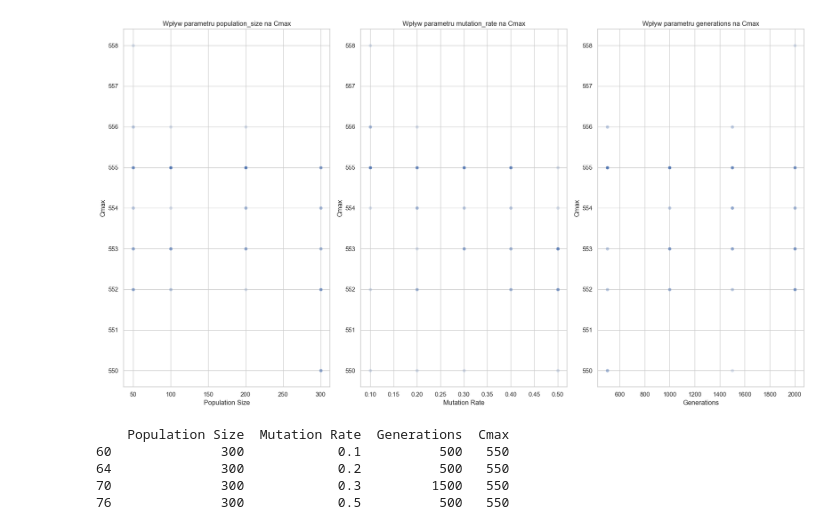
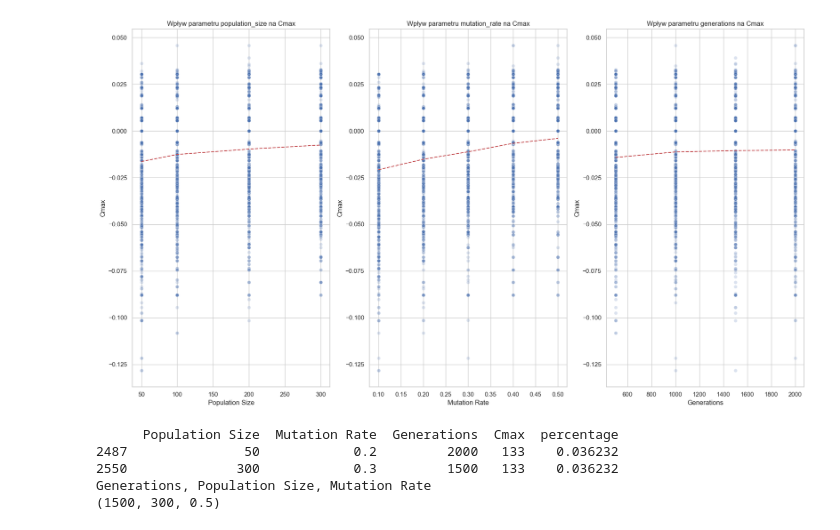
Before and after one commit to qert6g35/genetic_for_flowshop, a Jupyter notebook: ParametersTuning.ipynb, the cells around one changed output. Saved outputs shown, nothing was run; the diff lists cells and outputs as text; code cells hidden in the pictures.

```diff
--- a/ParametersTuning.ipynb
+++ b/ParametersTuning.ipynb
@@ -13,11 +14,19 @@ import matplotlib.pyplot as plt
 
 J, _  = GenerateJ(100,5,5)
 
+J_list = [GenerateJ(10,5,i) for i in range(0,50)]
+J_list, _ = zip(*J_list)
+
+
 # Parametry algorytmu genetycznego
 population_sizes = [50, 100, 200, 300]
 mutation_rates = [0.1, 0.2, 0.3, 0.4, 0.5]
 generations = [500, 1000, 1500, 2000]
 
+
+# population_sizes = [50, 100]
+# mutation_rates = [0.1, 0.2]
+# generations = [500, 1000]
 
 
 # population_sizes = [50]
@@ -72,0 +87,19 @@ print(df)
+# %%
+mean_for_each_pop_value = df.groupby('Population Size')['percentage'].mean()
+mean_for_each_mut_value = df.groupby('Mutation Rate')['percentage'].mean()
+mean_for_each_gen_value = df.groupby('Generations')['percentage'].mean()
+mean_for_each_config = df.groupby(['Generations','Population Size','Mutation Rate'])['percentage'].mean()
+
+# print(mean_for_each_pop_value)
+print(mean_for_each_config)
+# print(mean_for_each_gen_value)
+
+
+# Znajdź indeksy dla maksymalnych wartości średnich w kolumnie 'percentage'
+best_config_index = mean_for_each_config.idxmax()
+
+print(best_config_index)
+
+# # Wyświetl kombinację parametrów dla najlepszej średniej 'percentage'
+# best_config_params = df.loc[best_config_index]
+# print(best_config_params)
@@ -73,33 +121,36 @@ print(df)
 # %%
 # Ustawienie stylu wykresów
 sns.set(style="whitegrid")
 
 # Utwórz siatkę wykresów
 fig, axes = plt.subplots(1, 3, figsize=(18, 10))
 
 # Wykres zależności Cmax od parametru population_size
-sns.scatterplot(ax=axes[0], x='Population Size', y='Cmax', data=df, alpha=0.2)
+sns.scatterplot(ax=axes[0], x='Population Size', y='percentage', data=df, alpha=0.2)
+mean_for_each_pop_value.plot(ax=axes[0], color='r', linestyle='--', label='Średnia percentage dla Population Size')
 axes[0].set_title('Wpływ parametru population_size na Cmax')
 axes[0].set_xlabel('Population Size')
 axes[0].set_ylabel('Cmax')
 
 # Wykres zależności Cmax od parametru mutation_rate
-sns.scatterplot(ax=axes[1], x='Mutation Rate', y='Cmax', data=df, alpha=0.2)
+sns.scatterplot(ax=axes[1], x='Mutation Rate', y='percentage', data=df, alpha=0.2)
+mean_for_each_mut_value.plot(ax=axes[1], color='r', linestyle='--', label='Średnia percentage dla Population Size')
 axes[1].set_title('Wpływ parametru mutation_rate na Cmax')
 axes[1].set_xlabel('Mutation Rate')
 axes[1].set_ylabel('Cmax')
 
 # Wykres zależności Cmax od parametru generations
-sns.scatterplot(ax=axes[2], x='Generations', y='Cmax', data=df, alpha=0.2)
+sns.scatterplot(ax=axes[2], x='Generations', y='percentage', data=df, alpha=0.2)
+mean_for_each_gen_value.plot(ax=axes[2], color='r', linestyle='--', label='Średnia percentage dla Population Size')
 axes[2].set_title('Wpływ parametru generations na Cmax')
 axes[2].set_xlabel('Generations')
 axes[2].set_ylabel('Cmax')
 
 # Wyświetl wykresy
 plt.tight_layout()
 plt.show()
 # %% [output]
-[figure, old version]
+[figure, new version]
 # %%
 # Znajdź najmniejszą wartość Cmax
 min_Cmax = df['Cmax'].min()
@@ -109,9 +160,14 @@ min_Cmax_records = df[df['Cmax'] == min_Cmax]
 
 # Wyświetl wyniki
 print(min_Cmax_records)
+
+best_config_index = mean_for_each_config.idxmax()
+
+print("Generations, Population Size, Mutation Rate")
+print(best_config_index)
 # %% [output]
-    Population Size  Mutation Rate  Generations  Cmax
-60              300            0.1          500   550
-64              300            0.2          500   550
-70              300            0.3         1500   550
-76              300            0.5          500   550
+      Population Size  Mutation Rate  Generations  Cmax  percentage
+2487               50            0.2         2000   133    0.036232
+2550              300            0.3         1500   133    0.036232
+Generations, Population Size, Mutation Rate
+(1500, 300, 0.5)
```
Also changed, not shown: parts of 4 cells of this notebook, 3 other files.
